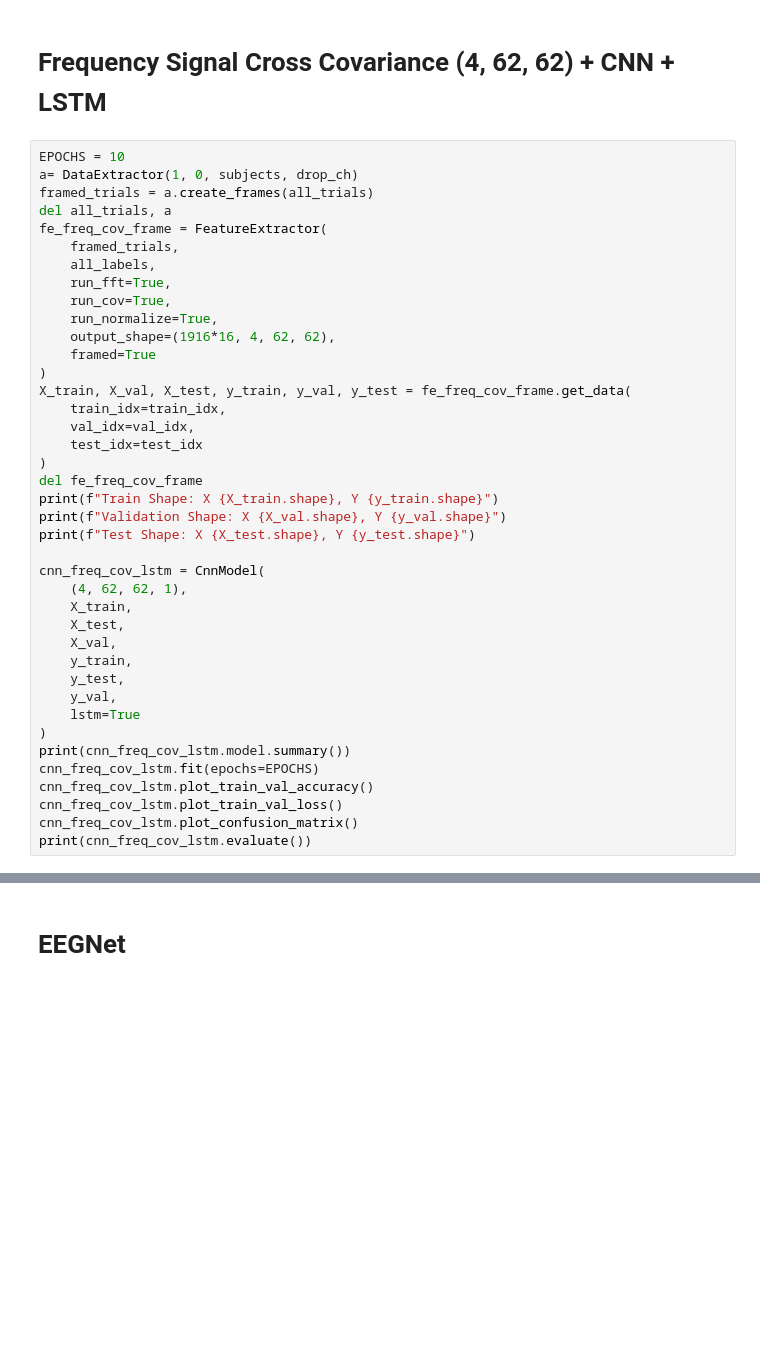
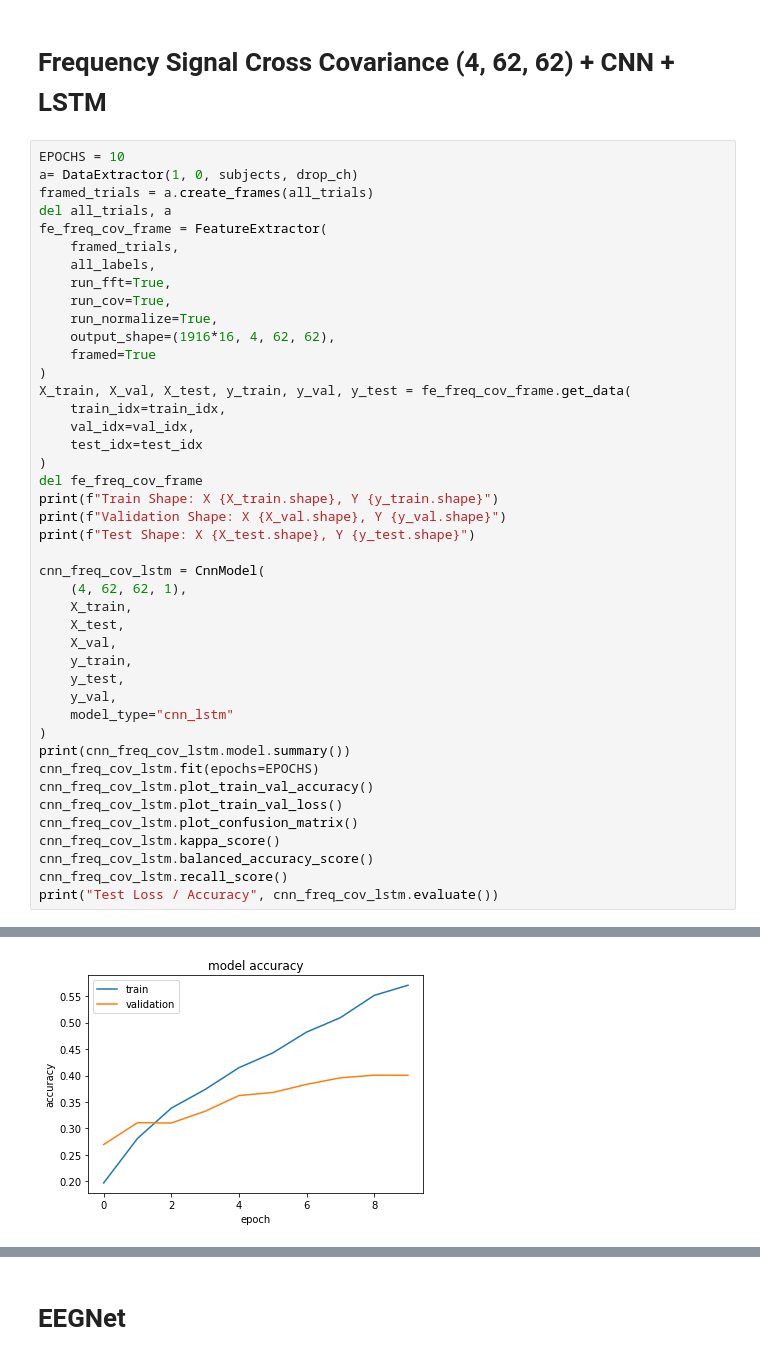
Before and after one commit to erfanghobadian/imagined-speech-classification, a Jupyter notebook: Imagined_Speech.ipynb, the cells around one changed output, grey strips where cells are left out. Cells and saved outputs as stored; diff of their text form; blank space fills up the shorter version.

```diff
--- a/Imagined_Speech.ipynb
+++ b/Imagined_Speech.ipynb
@@ -733,14 +733,17 @@ cnn_freq_cov_lstm = CnnModel(
     y_train,
     y_test,
     y_val,
-    lstm=True
+    model_type="cnn_lstm"
 )
 print(cnn_freq_cov_lstm.model.summary())
 cnn_freq_cov_lstm.fit(epochs=EPOCHS)
 cnn_freq_cov_lstm.plot_train_val_accuracy()
 cnn_freq_cov_lstm.plot_train_val_loss()
 cnn_freq_cov_lstm.plot_confusion_matrix()
-print(cnn_freq_cov_lstm.evaluate())
+cnn_freq_cov_lstm.kappa_score()
+cnn_freq_cov_lstm.balanced_accuracy_score()
+cnn_freq_cov_lstm.recall_score()
+print("Test Loss / Accuracy", cnn_freq_cov_lstm.evaluate())
 # %% [output]
 Train Shape: X (10712, 4, 62, 62), Y (10712, 11)
 Validation Shape: X (4592, 4, 62, 62), Y (4592, 11)
@@ -747,0 +765 @@ Test Shape: X (15304, 4, 62, 62), Y (15304, 11)
+[figure, added]
```
Also changed, not shown: parts of 2 cells of this notebook.
